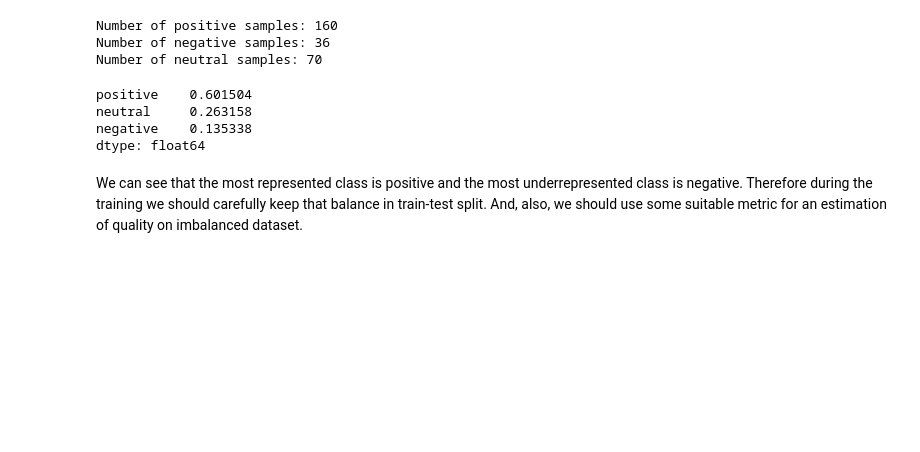
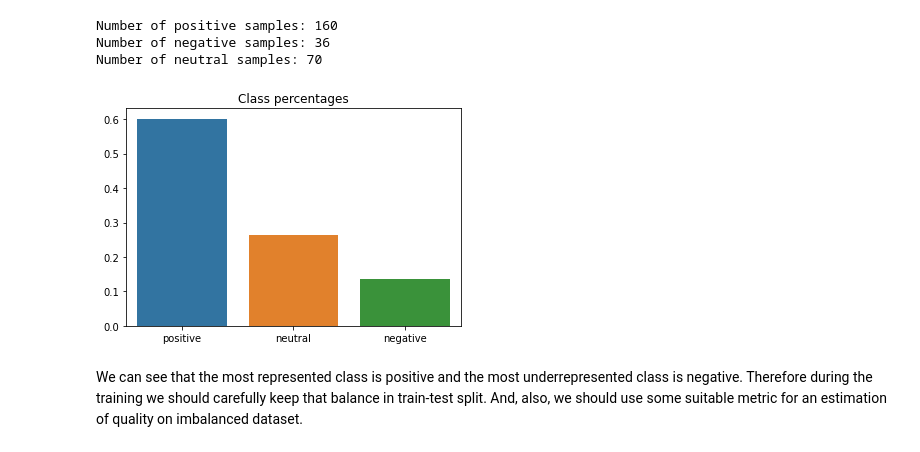
Before and after one commit to rproskuryakov/bayer-home-assignment, a Jupyter notebook: notebooks/eda.ipynb, the cells around one changed output. Saved outputs shown, nothing was run; the diff lists cells and outputs as text; code cells hidden in the pictures; blank space fills up the shorter version.

```diff
--- a/notebooks/eda.ipynb
+++ b/notebooks/eda.ipynb
@@ -84,12 +84,14 @@ Number of neutral samples: 70
 # %%
 df["target"] = df.apply(lambda x: "positive" if x.positive else ("negative" if x.negative else "neutral"), axis=1)
 # %%
-df.target.value_counts(normalize=True)
+classes = df.target.value_counts(normalize=True).index
+percentages = df.target.value_counts(normalize=True).values
-# %% [output]
-positive    0.601504
-neutral     0.263158
-negative    0.135338
-dtype: float64
+# %%
+sns.barplot(x=classes, y=percentages)
+plt.title("Сlass percentages");
+plt.savefig("../reports/class_percentages.png", dpi=300)
+# %% [output]
+[figure, added]
 # %% [markdown]
 We can see that the most represented class is positive and the most underrepresented class is negative. Therefore during the training we should carefully keep that balance in train-test split. And, also, we should use some suitable metric for an estimation of quality on imbalanced dataset.
 # %% [markdown]
```
Also changed, not shown: parts of 9 cells of this notebook.
